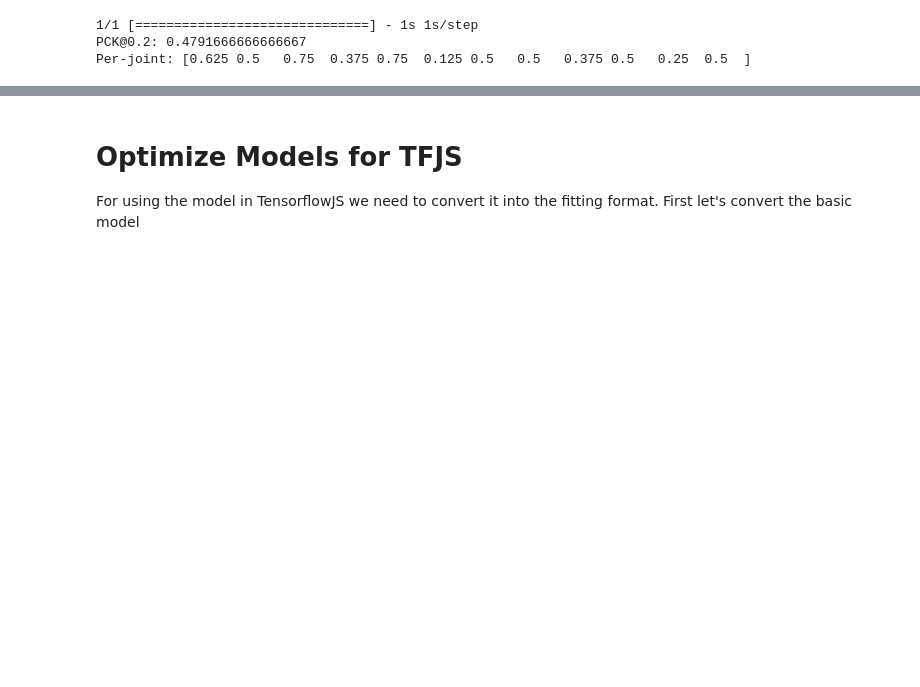
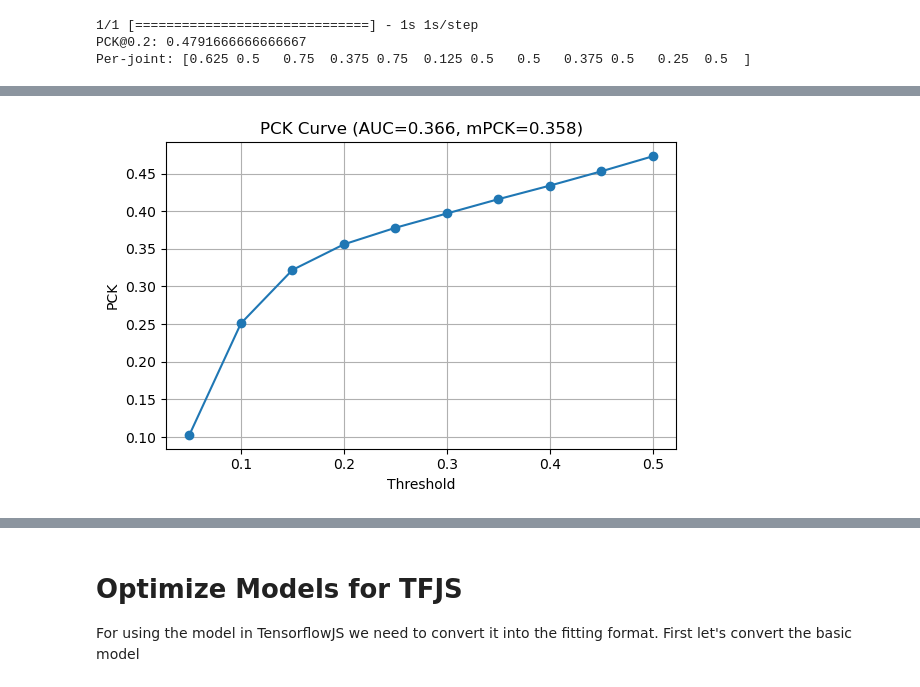
Before and after one commit to williamsaether/BikeFit, a Jupyter notebook: data/exploring-coco.ipynb, the cells around one changed output, grey strips where cells are left out. Saved outputs shown, nothing was run; the diff lists cells and outputs as text; code cells hidden in the pictures; blank space fills up the shorter version.

Commit message:
Add mPCK metric as well as some graphs

```diff
--- a/data/exploring-coco.ipynb
+++ b/data/exploring-coco.ipynb
@@ -905,0 +935,20 @@ Per-joint PCK@0.2: [0.791 0.783 0.622 0.606 0.521 0.524 0.571 0.569 0.449 0.436
+# %%
+def compute_mpck_auc(model, val_gen, thresholds=np.arange(0.05, 0.55, 0.05)):
+    all_pck_scores = []
+    all_pck_per_joint = []
+
+    for t in thresholds:
+        overall_pck, per_joint_pck = compute_overall_pck(model, val_gen, threshold=t)
+        all_pck_scores.append(overall_pck)
+        all_pck_per_joint.append(per_joint_pck)
+
+    mpck = np.mean(all_pck_scores)
+    auc = np.trapz(all_pck_scores, thresholds) / (thresholds[-1] - thresholds[0])
+
+    return {
+        "thresholds": thresholds,
+        "pck_scores": np.round(all_pck_scores, 3),
+        "mpck": np.round(mpck, 3),
+        "auc": np.round(auc, 3),
+        "per_joint_pck": np.round(np.array(all_pck_per_joint), 3),
+    }
@@ -905,0 +960,6 @@ Per-joint PCK@0.2: [0.791 0.783 0.622 0.606 0.521 0.524 0.571 0.569 0.449 0.436
+# %%
+results = compute_mpck_auc(model, val_gen)
+
+print("mPCK:", results["mpck"])
+print("AUC:", results["auc"])
+print("PCK Scores per threshold:", results["pck_scores"])
@@ -905,0 +984,11 @@ Per-joint PCK@0.2: [0.791 0.783 0.622 0.606 0.521 0.524 0.571 0.569 0.449 0.436
+# %%
+plt.figure(figsize=(6, 4))
+plt.plot(results["thresholds"], results["pck_scores"], marker='o')
+plt.title(f'PCK Curve (AUC={results["auc"]:.3f}, mPCK={results["mpck"]:.3f})')
+plt.xlabel("Threshold")
+plt.ylabel("PCK")
+plt.grid(True)
+plt.tight_layout()
+plt.show()
+# %% [output]
+[figure, added]
```
Also changed, not shown: parts of 8 cells of this notebook.
